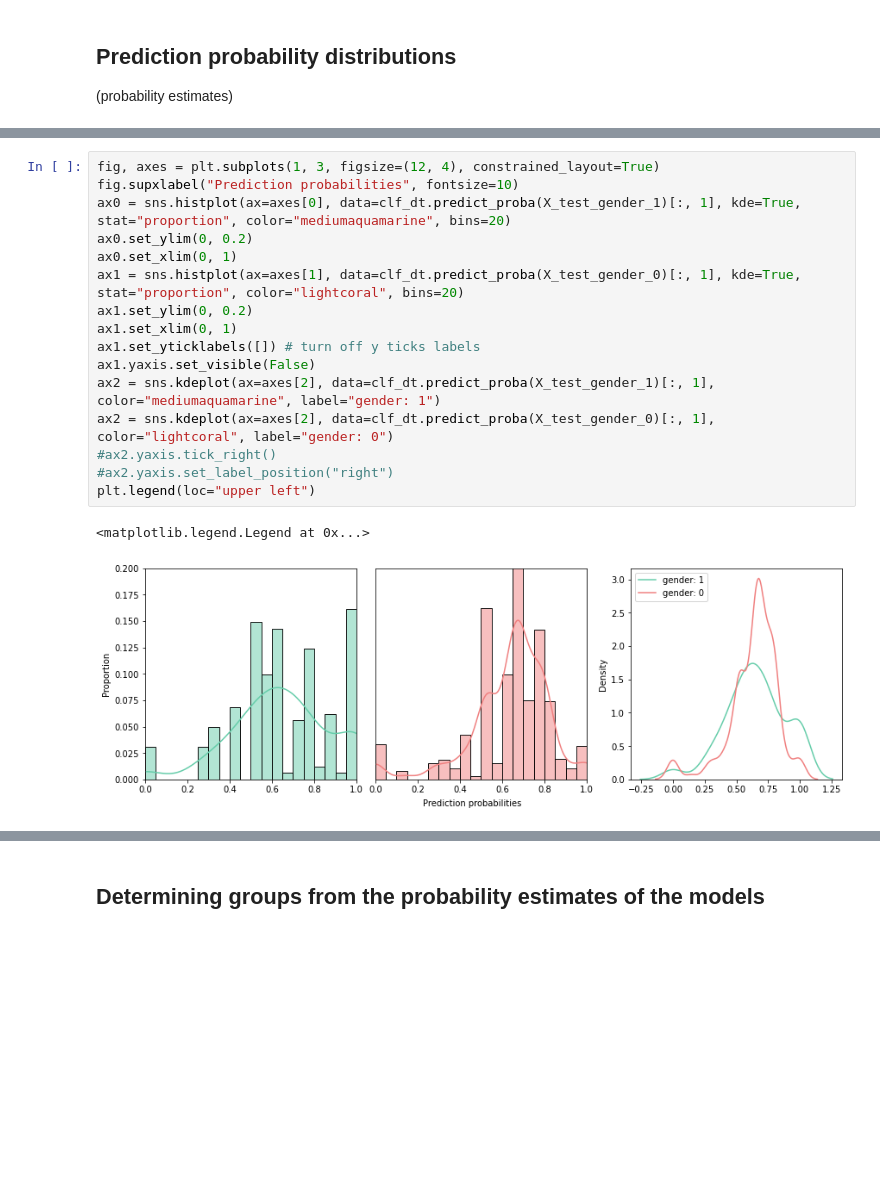
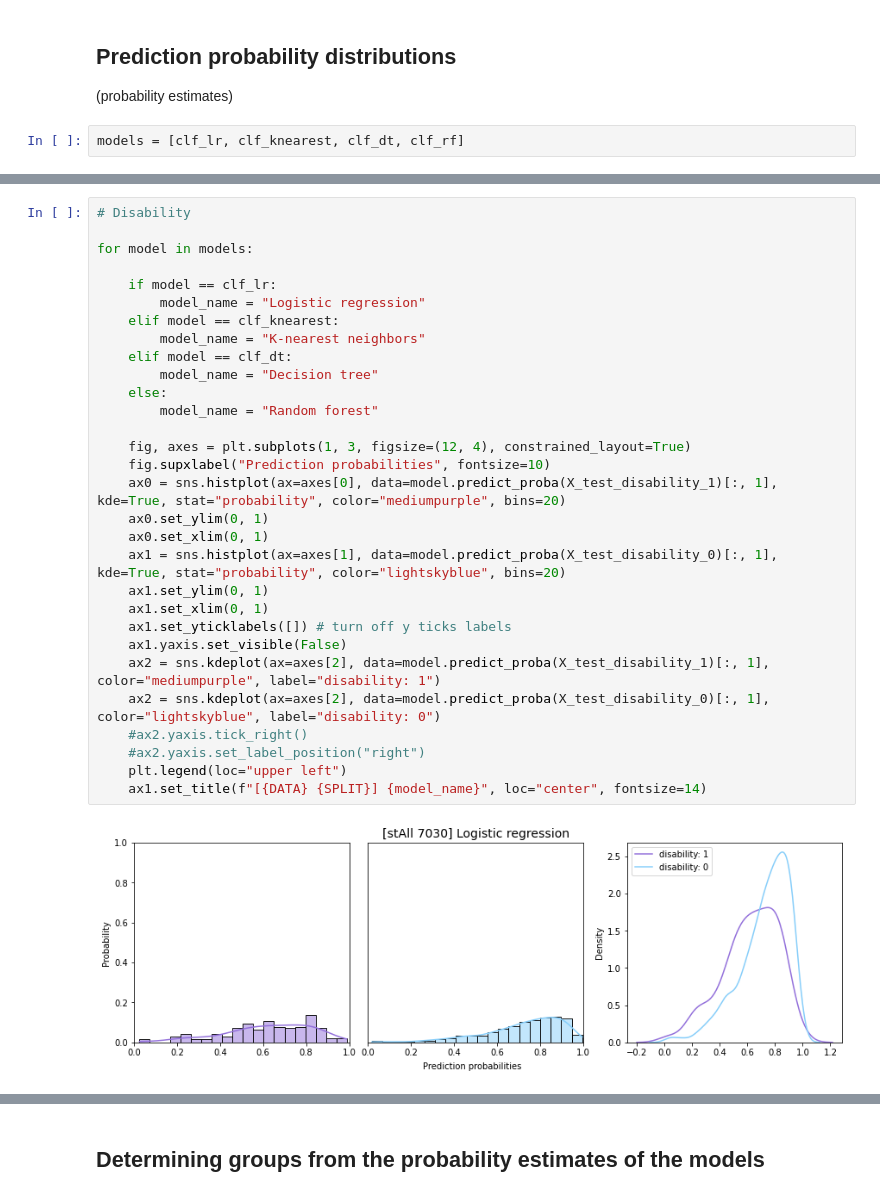
Before and after one commit to melinaverger/MADD, a Jupyter notebook: experiment/eval_fairness.ipynb, the cells around one changed output, grey strips where cells are left out. Drawn from its saved outputs; the diff is of its cells as text; blank space fills up the shorter version.

Commit message:
update for plotting all distrib

```diff
--- a/experiment/eval_fairness.ipynb
+++ b/experiment/eval_fairness.ipynb
@@ -383,4 +383,6 @@ DT                  0.72            0.87  -0.15            0.68            0.79
 # %% [markdown]
 ## Prediction probability distributions
 (probability estimates)
+# %%
+models = [clf_lr, clf_knearest, clf_dt, clf_rf]
 # %%
@@ -405,19 +454,32 @@ plt.legend(loc="upper left")
 # %%
-fig, axes = plt.subplots(1, 3, figsize=(12, 4), constrained_layout=True)
-fig.supxlabel("Prediction probabilities", fontsize=10)
-ax0 = sns.histplot(ax=axes[0], data=clf_dt.predict_proba(X_test_gender_1)[:, 1], kde=True, stat="proportion", color="mediumaquamarine", bins=20)
-ax0.set_ylim(0, 0.2)
-ax0.set_xlim(0, 1)
-ax1 = sns.histplot(ax=axes[1], data=clf_dt.predict_proba(X_test_gender_0)[:, 1], kde=True, stat="proportion", color="lightcoral", bins=20)
-ax1.set_ylim(0, 0.2)
-ax1.set_xlim(0, 1)
-ax1.set_yticklabels([]) # turn off y ticks labels
-ax1.yaxis.set_visible(False)
-ax2 = sns.kdeplot(ax=axes[2], data=clf_dt.predict_proba(X_test_gender_1)[:, 1], color="mediumaquamarine", label="gender: 1")
-ax2 = sns.kdeplot(ax=axes[2], data=clf_dt.predict_proba(X_test_gender_0)[:, 1], color="lightcoral", label="gender: 0")
-#ax2.yaxis.tick_right()
-#ax2.yaxis.set_label_position("right")
-plt.legend(loc="upper left")
+# Disability
+
+for model in models:
+
+    if model == clf_lr:
+        model_name = "Logistic regression"
+    elif model == clf_knearest:
+        model_name = "K-nearest neighbors"
+    elif model == clf_dt:
+        model_name = "Decision tree"
+    else:
+        model_name = "Random forest"
+
+    fig, axes = plt.subplots(1, 3, figsize=(12, 4), constrained_layout=True)
+    fig.supxlabel("Prediction probabilities", fontsize=10)
+    ax0 = sns.histplot(ax=axes[0], data=model.predict_proba(X_test_disability_1)[:, 1], kde=True, stat="probability", color="mediumpurple", bins=20)
+    ax0.set_ylim(0, 1)
+    ax0.set_xlim(0, 1)
+    ax1 = sns.histplot(ax=axes[1], data=model.predict_proba(X_test_disability_0)[:, 1], kde=True, stat="probability", color="lightskyblue", bins=20)
+    ax1.set_ylim(0, 1)
+    ax1.set_xlim(0, 1)
+    ax1.set_yticklabels([]) # turn off y ticks labels
+    ax1.yaxis.set_visible(False)
+    ax2 = sns.kdeplot(ax=axes[2], data=model.predict_proba(X_test_disability_1)[:, 1], color="mediumpurple", label="disability: 1")
+    ax2 = sns.kdeplot(ax=axes[2], data=model.predict_proba(X_test_disability_0)[:, 1], color="lightskyblue", label="disability: 0")
+    #ax2.yaxis.tick_right()
+    #ax2.yaxis.set_label_position("right")
+    plt.legend(loc="upper left")
+    ax1.set_title(f"[{DATA} {SPLIT}] {model_name}", loc="center", fontsize=14)
 # %% [output]
-<matplotlib.legend.Legend at 0x...>
-[figure, old version]
+[figure, new version]
```
Also changed, not shown: parts of 17 cells of this notebook, 3 other files.
